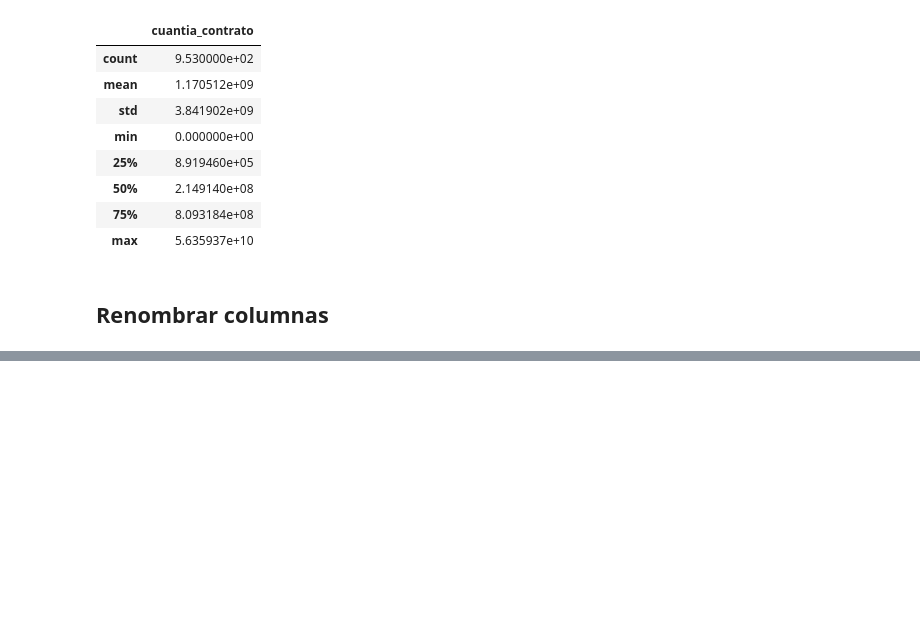
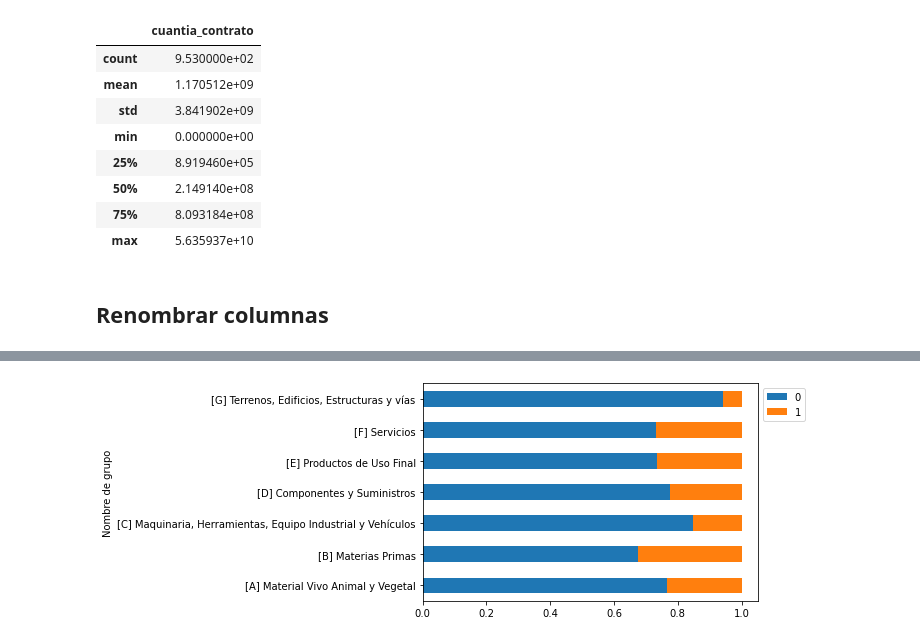
Before and after one commit to hfelizzola/Codigos-y-Modelos, a Jupyter notebook: procesamiento_limpieza.ipynb, the cells around one changed output, grey strips where cells are left out. Saved outputs shown, nothing was run; the diff lists cells and outputs as text; code cells hidden in the pictures; blank space fills up the shorter version.

```diff
--- a/procesamiento_limpieza.ipynb
+++ b/procesamiento_limpieza.ipynb
@@ -1167,0 +1257,7 @@ contratos.to_csv('Datos/atributos_contratos_compras.csv', index=False)
+# %%
+tabla_maestra.groupby(['at_con_nombre_grupo']).apply(perc_class).plot(kind='barh', stacked=True)
+plt.ylabel('Nombre de grupo')
+plt.legend(bbox_to_anchor=(1.0, 1.0))
+plt.show()
+# %% [output]
+[figure, added]
```
Also changed, not shown: parts of 28 cells of this notebook.
